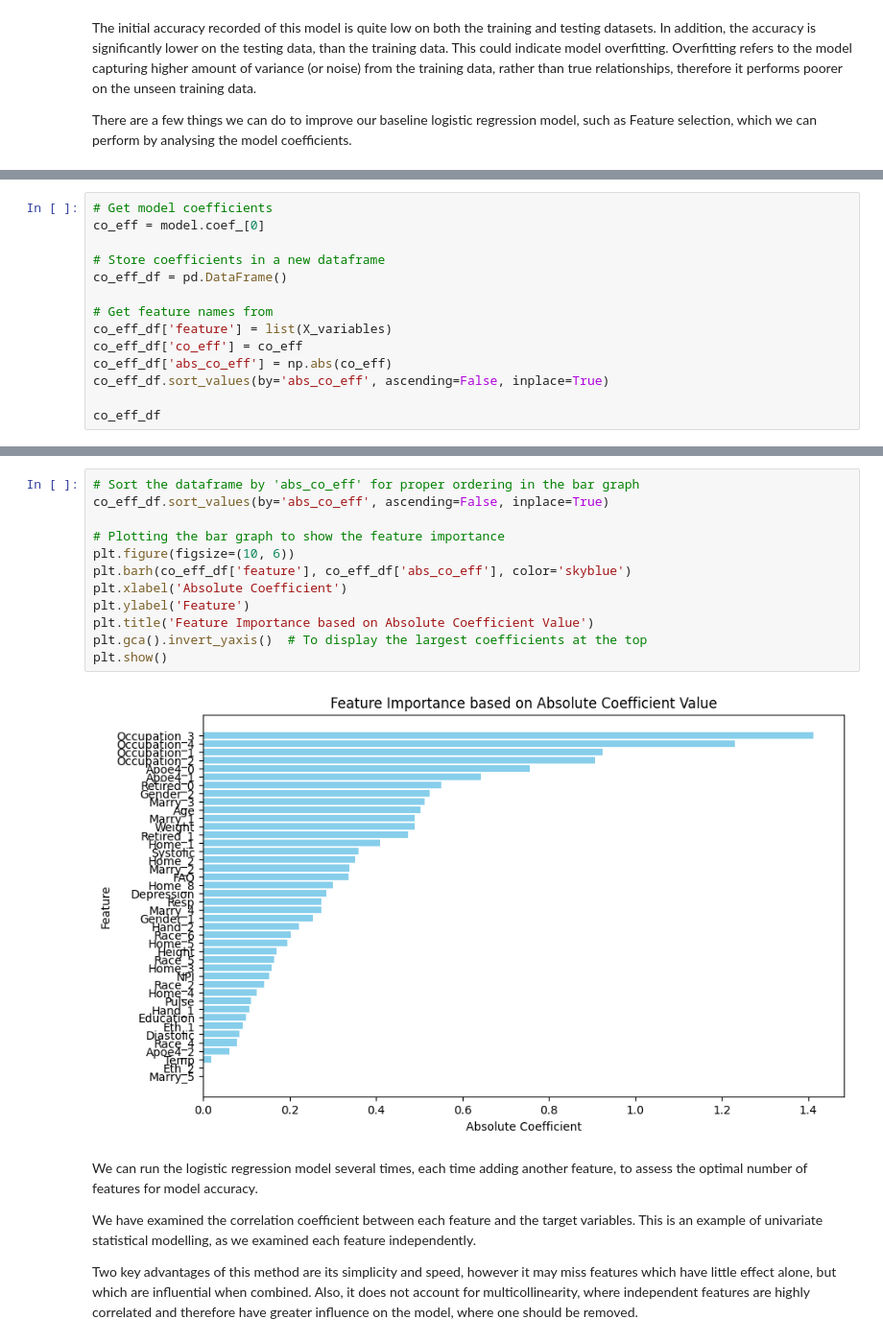
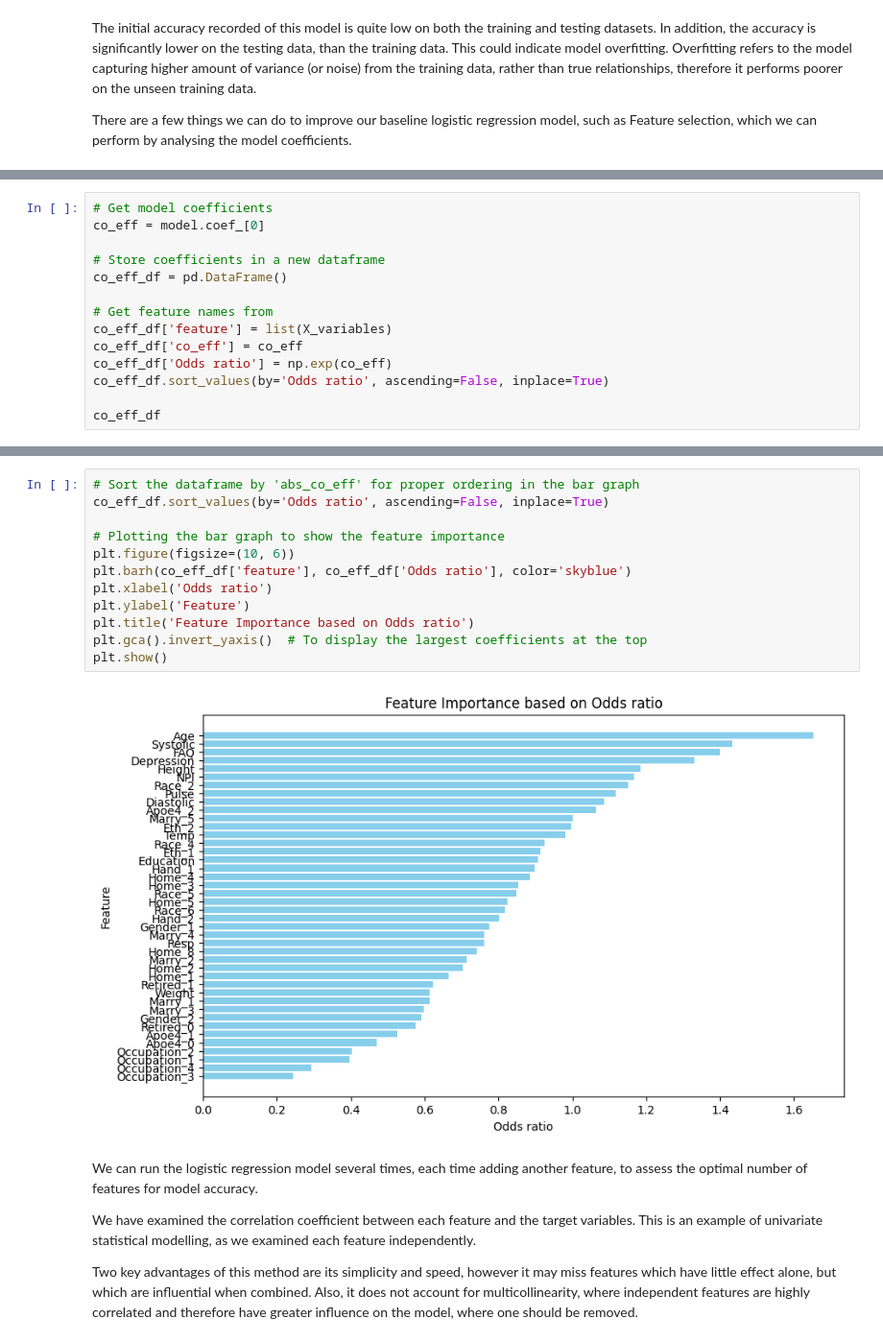
Before and after one commit to hot-squid/Alzheimers-Research, a Jupyter notebook: Analysis.ipynb, the cells around one changed output, grey strips where cells are left out. Shown at 96% size. Cells and saved outputs as stored; diff of their text form.

```diff
--- a/Analysis.ipynb
+++ b/Analysis.ipynb
@@ -260,8 +264,8 @@ co_eff_df = pd.DataFrame()
 # Get feature names from
 co_eff_df['feature'] = list(X_variables)
 co_eff_df['co_eff'] = co_eff
-co_eff_df['abs_co_eff'] = np.abs(co_eff)
-co_eff_df.sort_values(by='abs_co_eff', ascending=False, inplace=True)
+co_eff_df['Odds ratio'] = np.exp(co_eff)
+co_eff_df.sort_values(by='Odds ratio', ascending=False, inplace=True)
 
 co_eff_df
 # %% [output]
@@ -304,18 +308,18 @@ print(co_eff_df['feature'])
 Name: feature, dtype: object
 # %%
 # Sort the dataframe by 'abs_co_eff' for proper ordering in the bar graph
-co_eff_df.sort_values(by='abs_co_eff', ascending=False, inplace=True)
+co_eff_df.sort_values(by='Odds ratio', ascending=False, inplace=True)
 
 # Plotting the bar graph to show the feature importance
 plt.figure(figsize=(10, 6))
-plt.barh(co_eff_df['feature'], co_eff_df['abs_co_eff'], color='skyblue')
-plt.xlabel('Absolute Coefficient')
+plt.barh(co_eff_df['feature'], co_eff_df['Odds ratio'], color='skyblue')
+plt.xlabel('Odds ratio')
 plt.ylabel('Feature')
-plt.title('Feature Importance based on Absolute Coefficient Value')
+plt.title('Feature Importance based on Odds ratio')
 plt.gca().invert_yaxis()  # To display the largest coefficients at the top
 plt.show()
 # %% [output]
-[figure, old version]
+[figure, new version]
 # %% [markdown]
 We can run the logistic regression model several times, each time adding another feature, to assess the optimal number of features for model accuracy.
 
```
Also changed, not shown: parts of 17 cells of this notebook.
